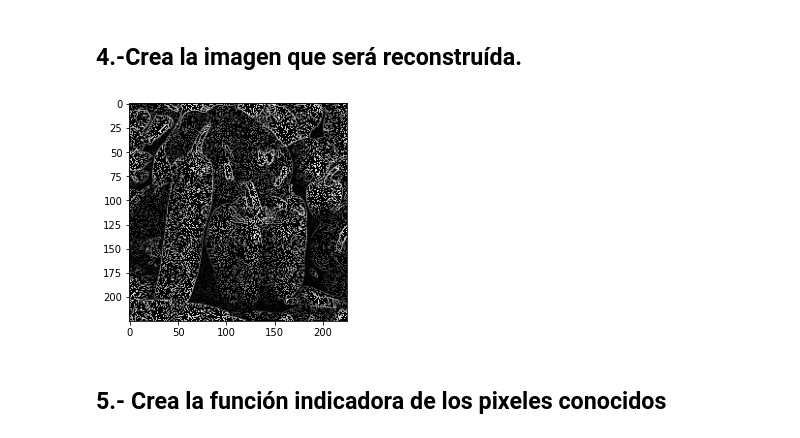
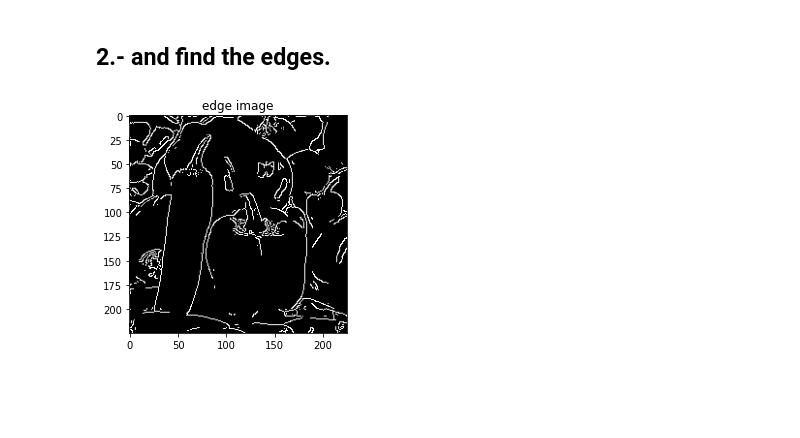
Before and after one commit to cblnetid/PDE-image_processing, a Jupyter notebook: PDE_compression.ipynb, the cells around one changed output. Saved outputs shown, nothing was run; the diff lists cells and outputs as text; code cells hidden in the pictures; blank space fills up the shorter version.

```diff
--- a/PDE_compression.ipynb
+++ b/PDE_compression.ipynb
@@ -55,12 +21,12 @@ Porcentaje de compresión:69.23654320987654%
-# %% [markdown]
-## 4.-Crea la imagen que será reconstruída.
-# %%
-#crea la imagen que será reconstruída "img_rec" (copia de img_compressed)
-img_rec=np.copy(img_compressed)
-m,n = img_rec.shape
-plt.imshow(img_rec,cmap='gray')
-plt.show()
-# %% [output]
-[figure, removed]
-# %% [markdown]
-## 5.- Crea la función indicadora de los pixeles conocidos
+# %% [markdown]
+## 2.- and find the edges.
+# %%
+#A new variable "img_edges" is created for the edges of the image
+#img_edges = 255 if the pixel belongs to an edgde
+#img_edges = 0 if not
+img_edges = cv2.Canny(img,180,200)
+plt.imshow(img_edges,cmap='gray')
+plt.title('edge image')
+plt.show()
+# %% [output]
+[figure, added]
```
Also changed, not shown: parts of 17 cells of this notebook.
